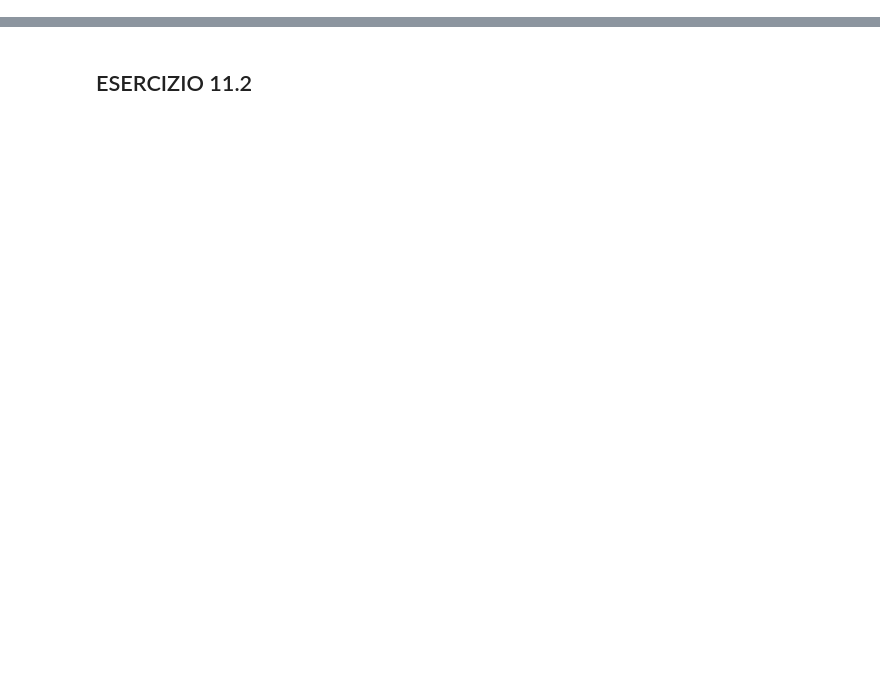
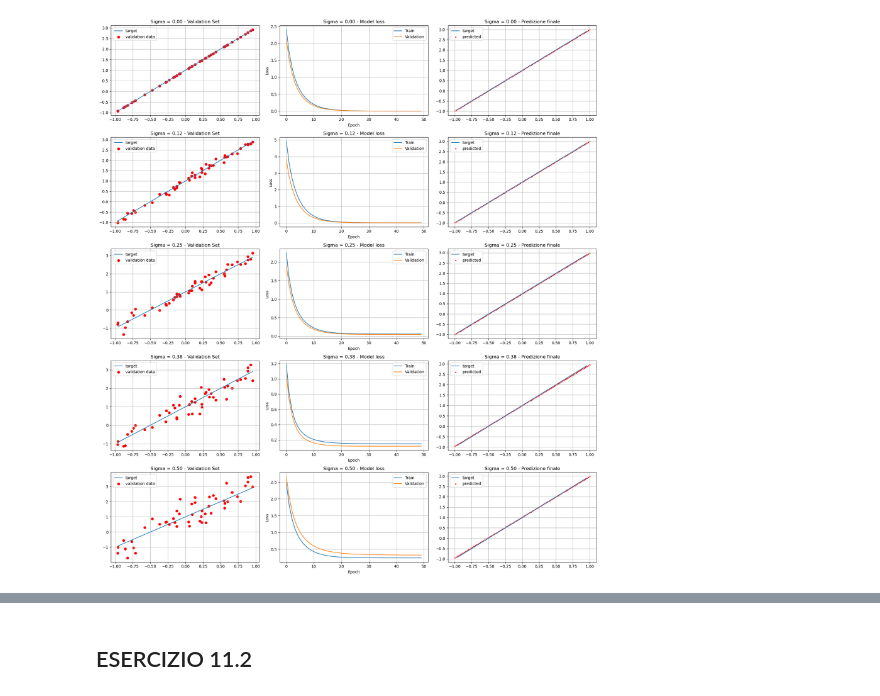
Before and after one commit to simonelance/labsimnum, a Jupyter notebook: Esercizi11/esercizio11.ipynb, the cells around one changed output, grey strips where cells are left out. Saved outputs shown, nothing was run; the diff lists cells and outputs as text; code cells hidden in the pictures; blank space fills up the shorter version.

```diff
--- a/Esercizi11/esercizio11.ipynb
+++ b/Esercizi11/esercizio11.ipynb
@@ -229,13 +0,0 @@ plt.show()
-# %%
-fig, axes = plt.subplots(1,2, figsize=(18, 5), sharey= True)  # 1 row, 3 columns
-
-models= [model, model2]
-for i in range(2):
-    ax = axes[i]
-    x_predicted = np.random.uniform(-1, 1, 100)
-    y_predicted = models[i].predict(x_predicted)
-    ax.scatter(x_predicted, y_predicted,color='r')
-    ax.plot(x_valid, y_target)
-    ax.grid(True)
-plt.tight_layout()
-plt.show()
@@ -246,0 +41,85 @@ plt.show()
+# %%
+import numpy as np
+import tensorflow as tf
+from tensorflow import keras
+from tensorflow.keras.callbacks import LambdaCallback
+import matplotlib.pyplot as plt
+from tensorflow.keras.models import Sequential
+from tensorflow.keras.layers import Dense, Activation
+from tensorflow.keras import backend as K
+from tensorflow.keras.utils import get_custom_objects
+
+import numpy as np
+import tensorflow as tf
+import matplotlib.pyplot as plt
+from tensorflow.keras.models import Sequential
+from tensorflow.keras.layers import Dense
+
+def create_model():
+    model = tf.keras.Sequential()
+    model.add(Dense(1, input_shape=(1,)))
+    model.compile(optimizer='sgd', loss='mse', metrics=['mse'])
+    return model
+
+m = 2 # slope
+b = 1 # intersect
+sigmas = np.linspace(0, 0.5, 5)  # valori di rumore
+
+np.random.seed(0)
+x_valid = np.random.uniform(-1, 1, 50)
+x_valid.sort()
+y_target = m * x_valid + b
+
+# Creiamo una figura grande con righe = len(sigmas), colonne = 3
+fig, axes = plt.subplots(len(sigmas), 3, figsize=(18, 4 * len(sigmas)))
+
+for idx, sigma in enumerate(sigmas):
+    print(f"\n==== Training con sigma = {sigma:.2f} ====\n")
+
+    x_train = np.random.uniform(-1, 1, 500)
+    y_train = np.random.normal(m * x_train + b, sigma)
+    y_valid = np.random.normal(m * x_valid + b, sigma)
+
+    # crea e addestra il modello
+    model = create_model()
+    history = model.fit(x=x_train, y=y_train,
+                        verbose=0, batch_size=32, epochs=50,
+                        shuffle=True,
+                        validation_data=(x_valid, y_valid))
+
+    # evaluation
+    score = model.evaluate(x_valid, y_target, batch_size=32, verbose=0)
+    print(f"Test loss vs y_target: {score[0]:.4f} | Test MSE: {score[1]:.4f}")
+
+    # Plot 1: dati reali e validation
+    ax1 = axes[idx, 0]
+    ax1.plot(x_valid, y_target, label='target')
+    ax1.scatter(x_valid, y_valid, color='r', label='validation data')
+    ax1.set_title(f"Sigma = {sigma:.2f} - Validation Set")
+    ax1.legend()
+    ax1.grid(True)
+
+    # Plot 2: andamento della loss
+    ax2 = axes[idx, 1]
+    ax2.plot(history.history['loss'], label='Train')
+    ax2.plot(history.history['val_loss'], label='Validation')
+    ax2.set_title(f"Sigma = {sigma:.2f} - Model loss")
+    ax2.set_ylabel('Loss')
+    ax2.set_xlabel('Epoch')
+    ax2.legend()
+    ax2.grid(True)
+
+    # Plot 3: predizione vs funzione target
+    x_predicted = np.linspace(-1, 1, 100)
+    y_predicted = model.predict(x_predicted, verbose=0)
+
+    ax3 = axes[idx, 2]
+    ax3.plot(x_valid, y_target, label='target')
+    ax3.scatter(x_predicted, y_predicted, color='r', label='predicted', s =5)
+    ax3.set_title(f"Sigma = {sigma:.2f} - Predizione finale")
+    ax3.legend()
+    ax3.grid(True)
+
+plt.tight_layout()
+plt.show()
+# %% [output]
@@ -246,0 +159 @@ plt.show()
+[figure, added]
```
Also changed, not shown: parts of 38 cells of this notebook, 2 other files.
